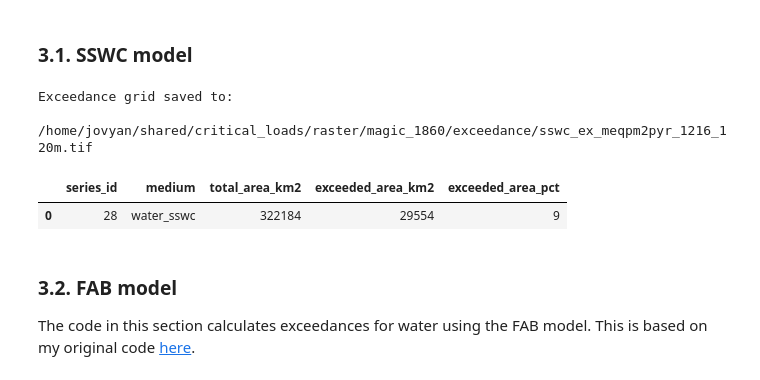
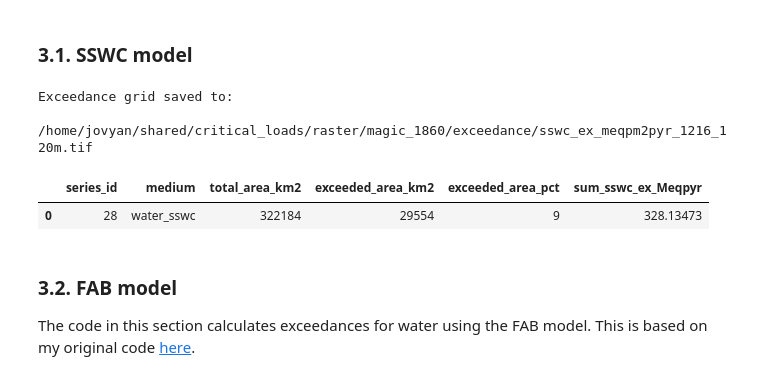
Before and after one commit to JamesSample/critical_loads_2, a Jupyter notebook: notebooks/04b_water_cls_magic.ipynb, the cells around one changed output. Saved outputs shown, nothing was run; the diff lists cells and outputs as text; code cells hidden in the pictures.

```diff
--- a/notebooks/04b_water_cls_magic.ipynb
+++ b/notebooks/04b_water_cls_magic.ipynb
@@ -74,15 +75,24 @@ Rasters saved to:
 # %%
 cl_fold = f"/home/jovyan/shared/critical_loads/raster/magic_{year}/water"
 out_fold = f"/home/jovyan/shared/critical_loads/raster/magic_{year}/exceedance"
 ex_df = cl.calculate_water_exceedance_sswc(
-    ser_id, "1216", cl_fold, out_fold, cell_size=120, bc0="BC0_magic", neg_to_zero=False
+    ser_id, short_name, cl_fold, out_fold, cell_size=120, bc0="BC0_magic", neg_to_zero=False
 )
+
+sswc_path = os.path.join(
+    out_fold, f"sswc_ex_meqpm2pyr_{short_name}_{cell_size}m.tif"
+)
+sswc_ex, ndv, epsg, extent = nivapy.spatial.read_raster(sswc_path)
+sswc_ex = sswc_ex.astype(np.float32)
+sswc_ex[sswc_ex < 0] = np.nan
+ex_df["sum_sswc_ex_Meqpyr"] = np.nansum(sswc_ex) * 120 * 120 / 1e9
+
 ex_df
 # %% [output]
 Exceedance grid saved to:
     /home/jovyan/shared/critical_loads/raster/magic_1860/exceedance/sswc_ex_meqpm2pyr_1216_120m.tif
-|  | series_id | medium | total_area_km2 | exceeded_area_km2 | exceeded_area_pct |
-| 0 | 28 | water_sswc | 322184 | 29554 | 9 |
+|  | series_id | medium | total_area_km2 | exceeded_area_km2 | exceeded_area_pct | sum_sswc_ex_Meqpyr |
+| 0 | 28 | water_sswc | 322184 | 29554 | 9 | 328.13473 |
 # %% [markdown]
 ### 3.2. FAB model
 
```
Also changed, not shown: parts of 3 cells of this notebook, 1 other file.
